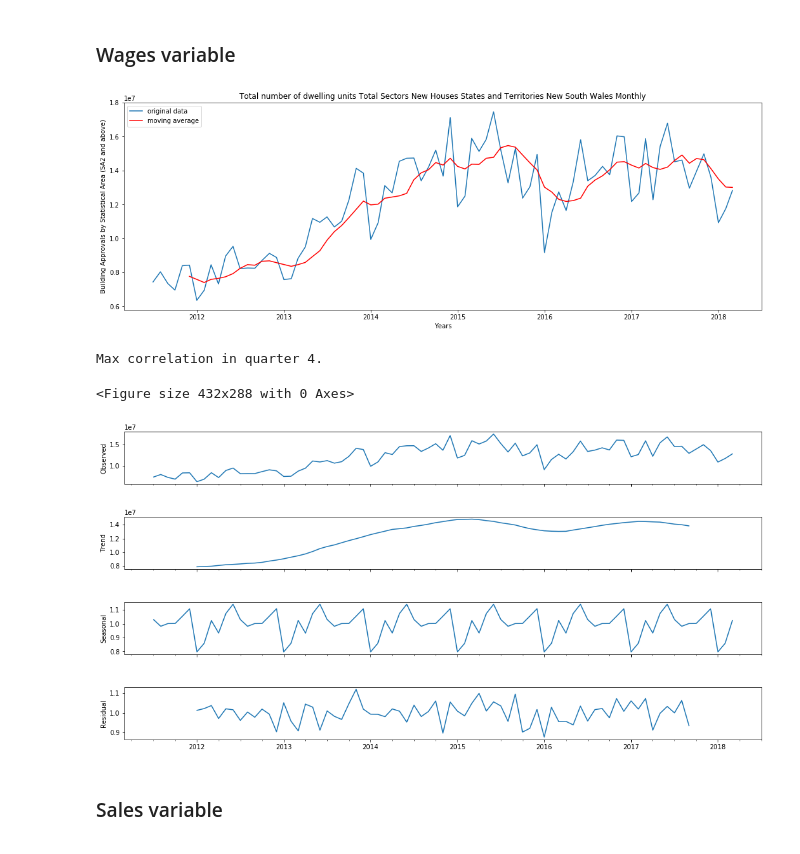
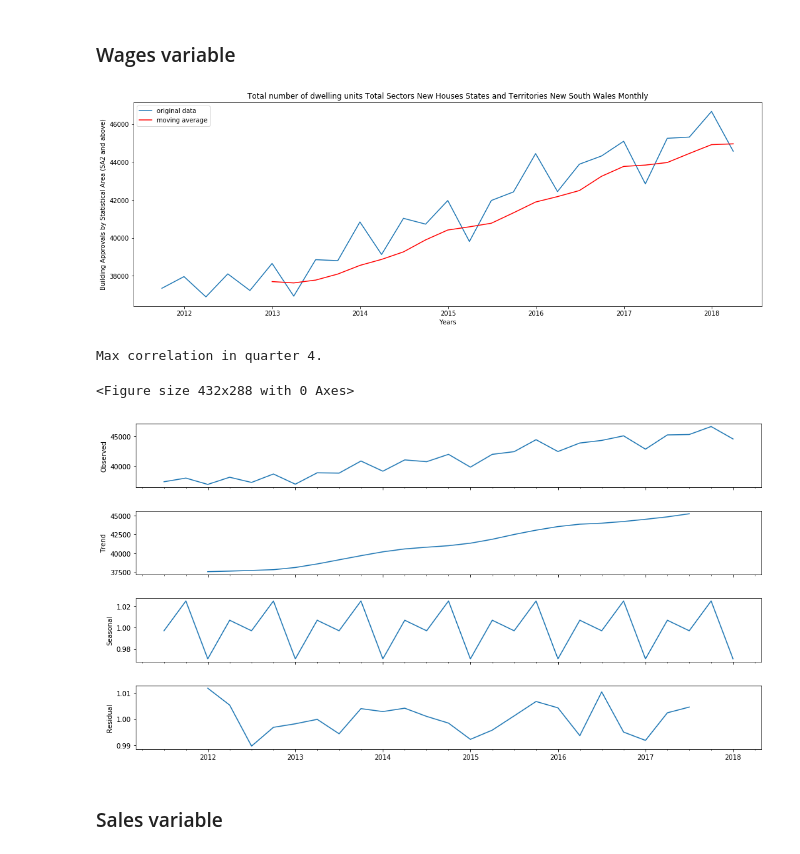
Before and after one commit to TheVacuumUniversity/Time-series-analysis, a Jupyter notebook: Building approvals in New South Wales (Australia) forecast - time series analysis.ipynb, the cells around one changed output. Drawn from its saved outputs; the diff is of its cells as text; code cells hidden in the pictures.

```diff
--- a/Building approvals in New South Wales (Australia) forecast - time series analysis.ipynb
+++ b/Building approvals in New South Wales (Australia) forecast - time series analysis.ipynb
@@ -818,19 +828,19 @@ Logarithmic trend and lag4 (means 4 quarters shift) is highly correlated 0.92472
 # %% [markdown]
 ###  Wages variable
 # %%
-wages = final_df_quaterly.loc[:'2018-03-31','Wages']
-data_exploration(test,6)
+wages = final_df_quarter.loc[:'2018-03-31','Wages']
+data_exploration(wages,6)
 # looking for the most correlated lag of wages series
-correl = find_lags_correlation(final_df_quaterly['Approved houses'],wages)
+correl = find_lags_correlation(final_df_quarter['Approved houses'],wages)
 
 correlwagesmax = correl.index(max(correl)) + 1
 
 print('Max correlation in quarter ' +  str(correlwagesmax) + '.')
 # %% [output]
-[figure, old version]
+[figure, new version]
 Max correlation in quarter 4.
 <Figure size 432x288 with 0 Axes>
-[figure, old version]
+[figure, new version]
 # %% [markdown]
 ###  Sales variable
 # %%
```
Also changed, not shown: parts of 20 cells of this notebook.
